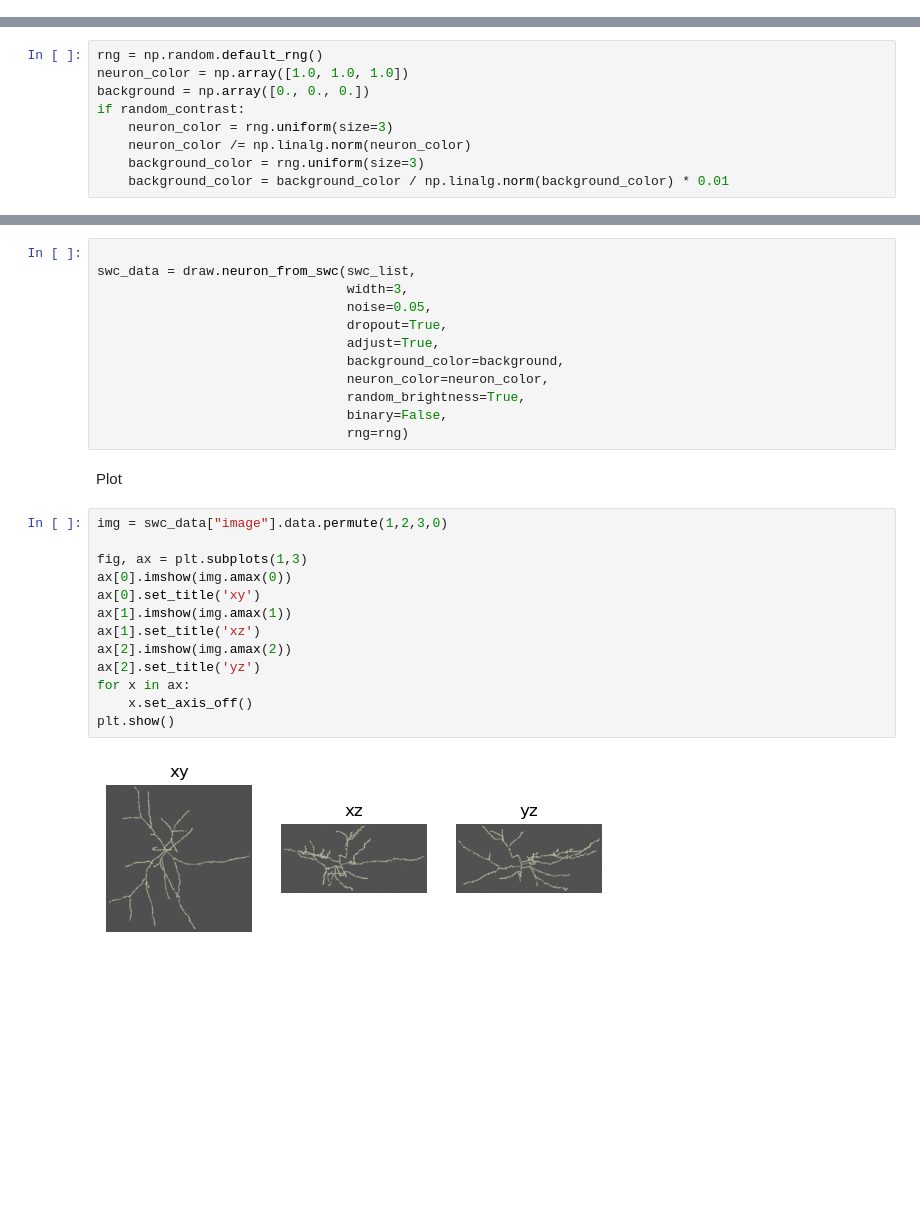
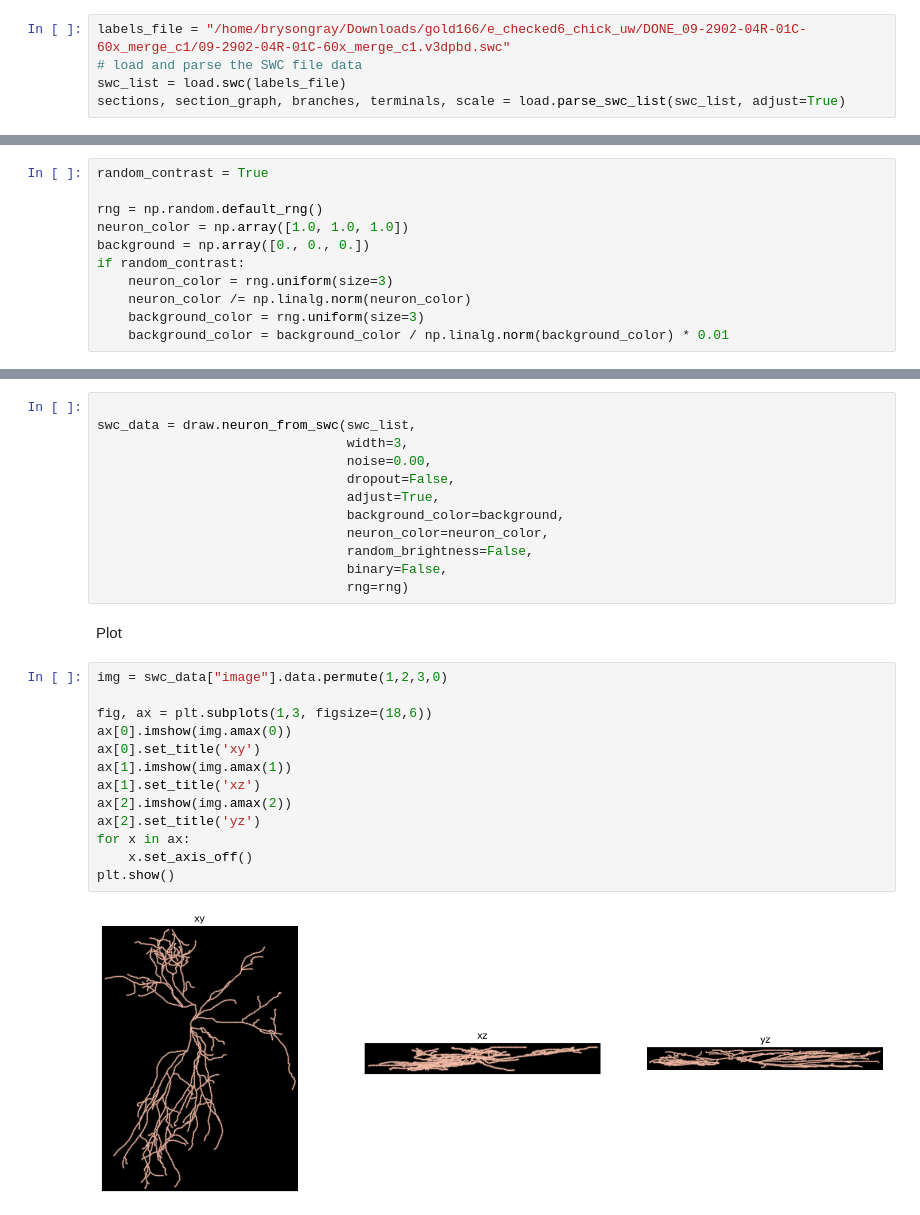
Before and after one commit to BrysonGray/neurotrack, a Jupyter notebook: make_simulated_neurons.ipynb, the cells around one changed output, grey strips where cells are left out. Drawn from its saved outputs; the diff is of its cells as text; blank space fills up the shorter version.

```diff
--- a/make_simulated_neurons.ipynb
+++ b/make_simulated_neurons.ipynb
@@ -111,3 +111,8 @@ swc_list = load.swc(labels_file)
 sections, section_graph, branches, terminals, scale = load.parse_swc_list(swc_list, adjust=True)
 # %% [output]
 loading file: /home/brysongray/data/neuromorpho/quinlan/CNG version/KQa4-12-2015-tracing.CNG.swc
+# %%
+labels_file = "/home/brysongray/Downloads/gold166/e_checked6_chick_uw/DONE_09-2902-04R-01C-60x_merge_c1/09-2902-04R-01C-60x_merge_c1.v3dpbd.swc"
+# load and parse the SWC file data
+swc_list = load.swc(labels_file)
+sections, section_graph, branches, terminals, scale = load.parse_swc_list(swc_list, adjust=True)
@@ -132,6 +142,8 @@ fig.show()
 # %% [markdown]
 Set random colors for the background and foreground voxels.
 # %%
+random_contrast = True
+
 rng = np.random.default_rng()
 neuron_color = np.array([1.0, 1.0, 1.0])
 background = np.array([0., 0., 0.])
@@ -146,12 +158,12 @@ Draw the neuron image
 
 swc_data = draw.neuron_from_swc(swc_list,
                                 width=3,
-                                noise=0.05,
-                                dropout=True,
+                                noise=0.00,
+                                dropout=False,
                                 adjust=True,
                                 background_color=background,
                                 neuron_color=neuron_color,
-                                random_brightness=True,
+                                random_brightness=False,
                                 binary=False,
                                 rng=rng)
 # %% [markdown]
@@ -159,15 +171,15 @@ Plot
 # %%
 img = swc_data["image"].data.permute(1,2,3,0)
 
-fig, ax = plt.subplots(1,3)
+fig, ax = plt.subplots(1,3, figsize=(18,6))
 ax[0].imshow(img.amax(0))
 ax[0].set_title('xy')
 ax[1].imshow(img.amax(1))
 ax[1].set_title('xz')
 ax[2].imshow(img.amax(2))
 ax[2].set_title('yz')
 for x in ax:
     x.set_axis_off()
 plt.show()
 # %% [output]
-[figure, old version]
+[figure, new version]
```
Also changed, not shown: parts of 2 cells of this notebook, 14 other files.
